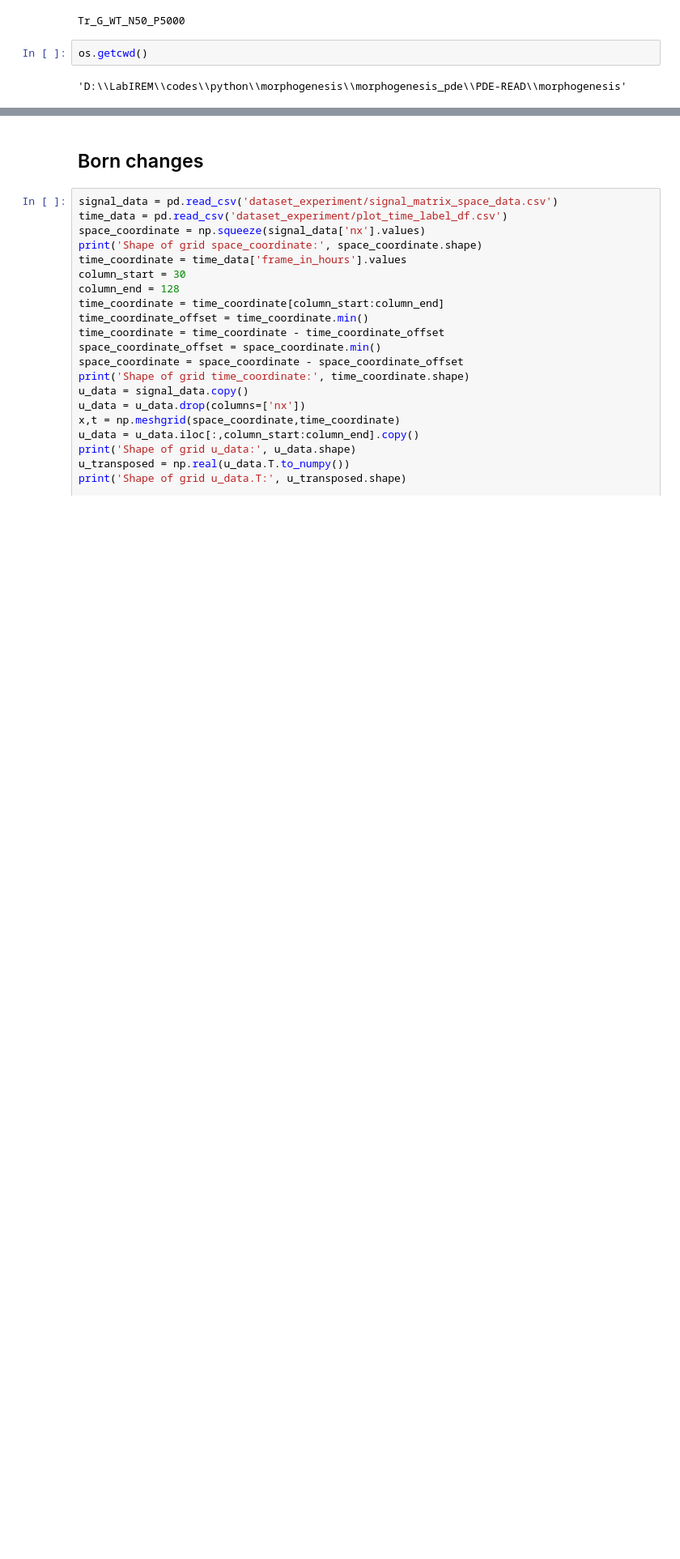
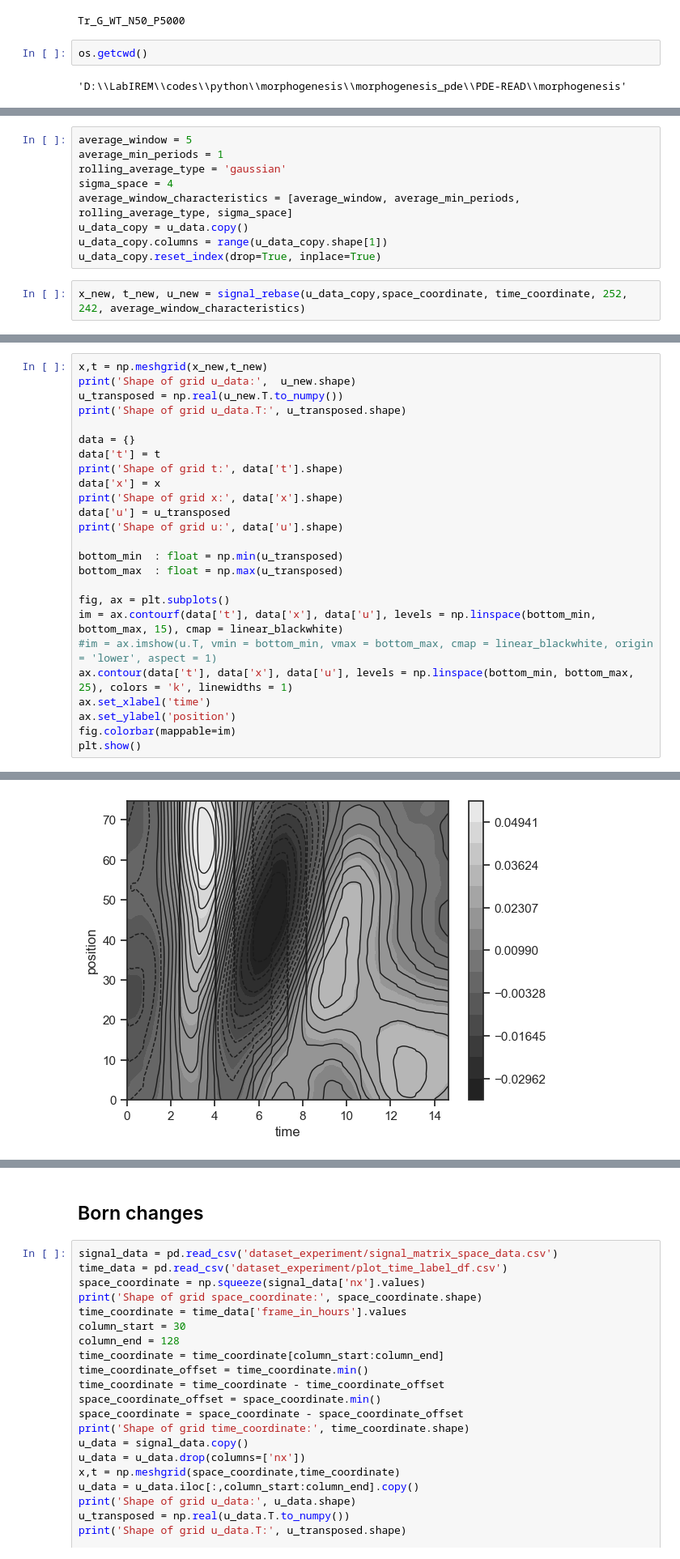
Before and after one commit to Raman-Sheshka/PDE-READ, a Jupyter notebook: morphogenesis/wt_morphogenesis.ipynb, the cells around one changed output, grey strips where cells are left out. Shown at 81% size. Cells and saved outputs as stored; diff of their text form; blank space fills up the shorter version.

```diff
--- a/morphogenesis/wt_morphogenesis.ipynb
+++ b/morphogenesis/wt_morphogenesis.ipynb
@@ -257,0 +309,11 @@ os.getcwd()
+# %%
+average_window = 5
+average_min_periods = 1
+rolling_average_type = 'gaussian'
+sigma_space = 4
+average_window_characteristics = [average_window, average_min_periods, rolling_average_type, sigma_space]
+u_data_copy = u_data.copy()
+u_data_copy.columns = range(u_data_copy.shape[1])
+u_data_copy.reset_index(drop=True, inplace=True)
+# %%
+x_new, t_new, u_new = signal_rebase(u_data_copy,space_coordinate, time_coordinate, 252, 242, average_window_characteristics)
@@ -257,0 +325,26 @@ os.getcwd()
+# %%
+x,t = np.meshgrid(x_new,t_new)
+print('Shape of grid u_data:',  u_new.shape)
+u_transposed = np.real(u_new.T.to_numpy())
+print('Shape of grid u_data.T:', u_transposed.shape)
+
+data = {}
+data['t'] = t
+print('Shape of grid t:', data['t'].shape)
+data['x'] = x
+print('Shape of grid x:', data['x'].shape)
+data['u'] = u_transposed
+print('Shape of grid u:', data['u'].shape)
+
+bottom_min  : float = np.min(u_transposed)
+bottom_max  : float = np.max(u_transposed)
+
+fig, ax = plt.subplots()
+im = ax.contourf(data['t'], data['x'], data['u'], levels = np.linspace(bottom_min, bottom_max, 15), cmap = linear_blackwhite)
+#im = ax.imshow(u.T, vmin = bottom_min, vmax = bottom_max, cmap = linear_blackwhite, origin = 'lower', aspect = 1)
+ax.contour(data['t'], data['x'], data['u'], levels = np.linspace(bottom_min, bottom_max, 25), colors = 'k', linewidths = 1)
+ax.set_xlabel('time')
+ax.set_ylabel('position')
+fig.colorbar(mappable=im)
+plt.show()
+# %% [output]
@@ -257,0 +356 @@ os.getcwd()
+[figure, added]
```
Also changed, not shown: parts of 13 cells of this notebook, 3 other files.
